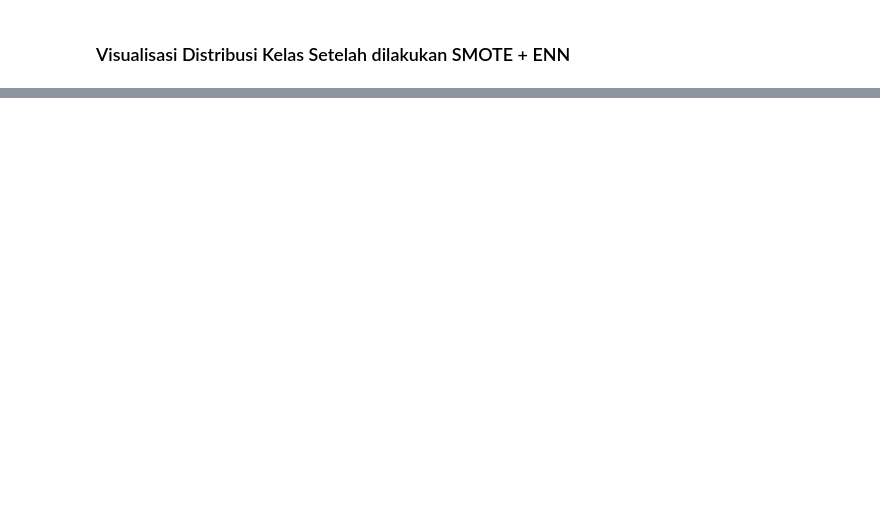
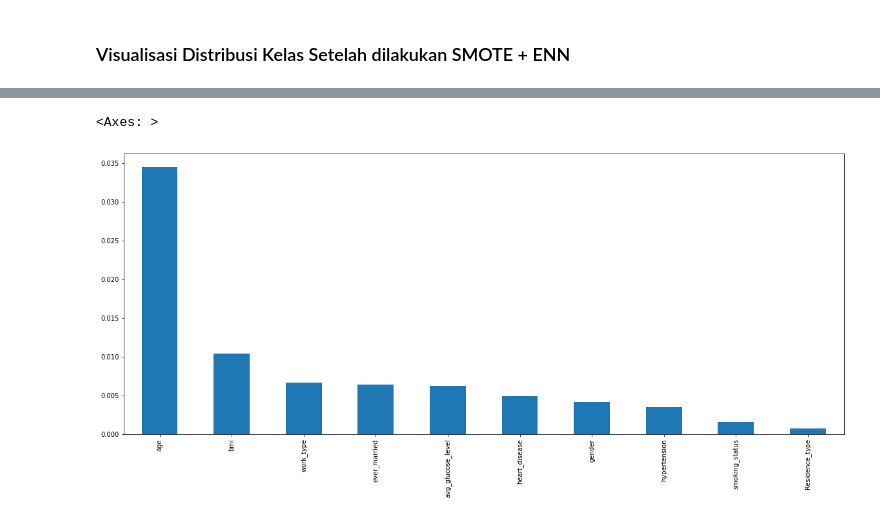
Before and after one commit to fathrahh/skripsi, a Jupyter notebook: optimazing-knn.ipynb, the cells around one changed output, grey strips where cells are left out. Cells and saved outputs as stored; diff of their text form; code cells hidden in the pictures; blank space fills up the shorter version.

Commit message:
Add selection features

```diff
--- a/optimazing-knn.ipynb
+++ b/optimazing-knn.ipynb
@@ -400,0 +422,13 @@ Seleksi Fitur : **Information Gain**
+# %%
+from sklearn.feature_selection import mutual_info_classif
+from sklearn.model_selection import train_test_split
+
+mutual_info = mutual_info_classif(X_scaled, y, random_state=1)
+mutual_info = pd.Series(mutual_info)
+mutual_info.index = df.iloc[:, df.columns != 'stroke'].columns
+mutual_info.sort_values(ascending=False)
+
+#
+# ig_zipped = zip(df.iloc[:, df.columns != 'stroke'].columns, mutual_info_classif(X_scaled,y, random_state=1))
+# ig_df = pd.DataFrame(sorted(ig_zipped, key=lambda x: x[1], reverse=True), columns=['Features', 'entrophy'])
+# ig_df
@@ -400,0 +447,5 @@ Seleksi Fitur : **Information Gain**
+# %%
+mutual_info.sort_values(ascending=False).plot.bar(figsize=(20,8))
+# %% [output]
+<Axes: >
+[figure, added]
```
Also changed, not shown: parts of 13 cells of this notebook.
